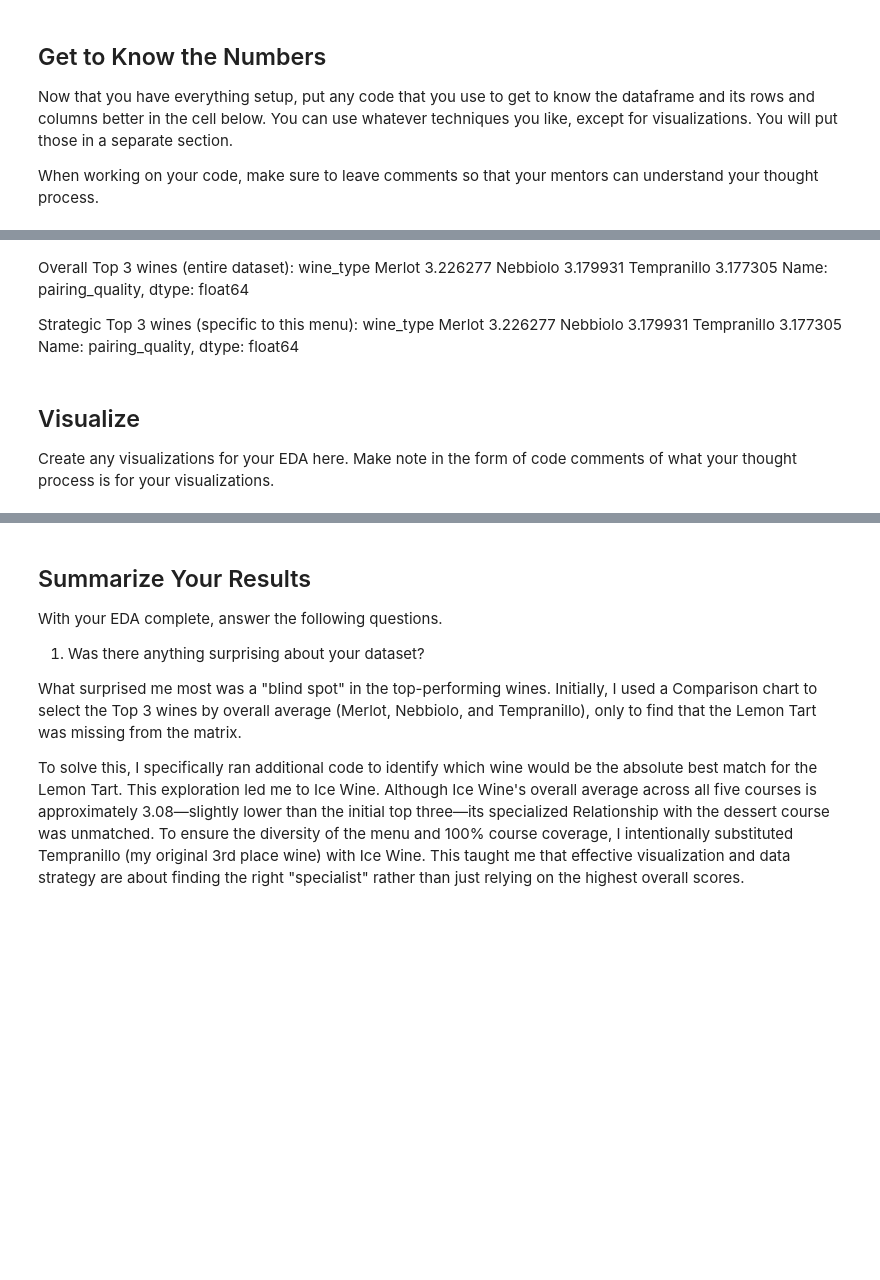
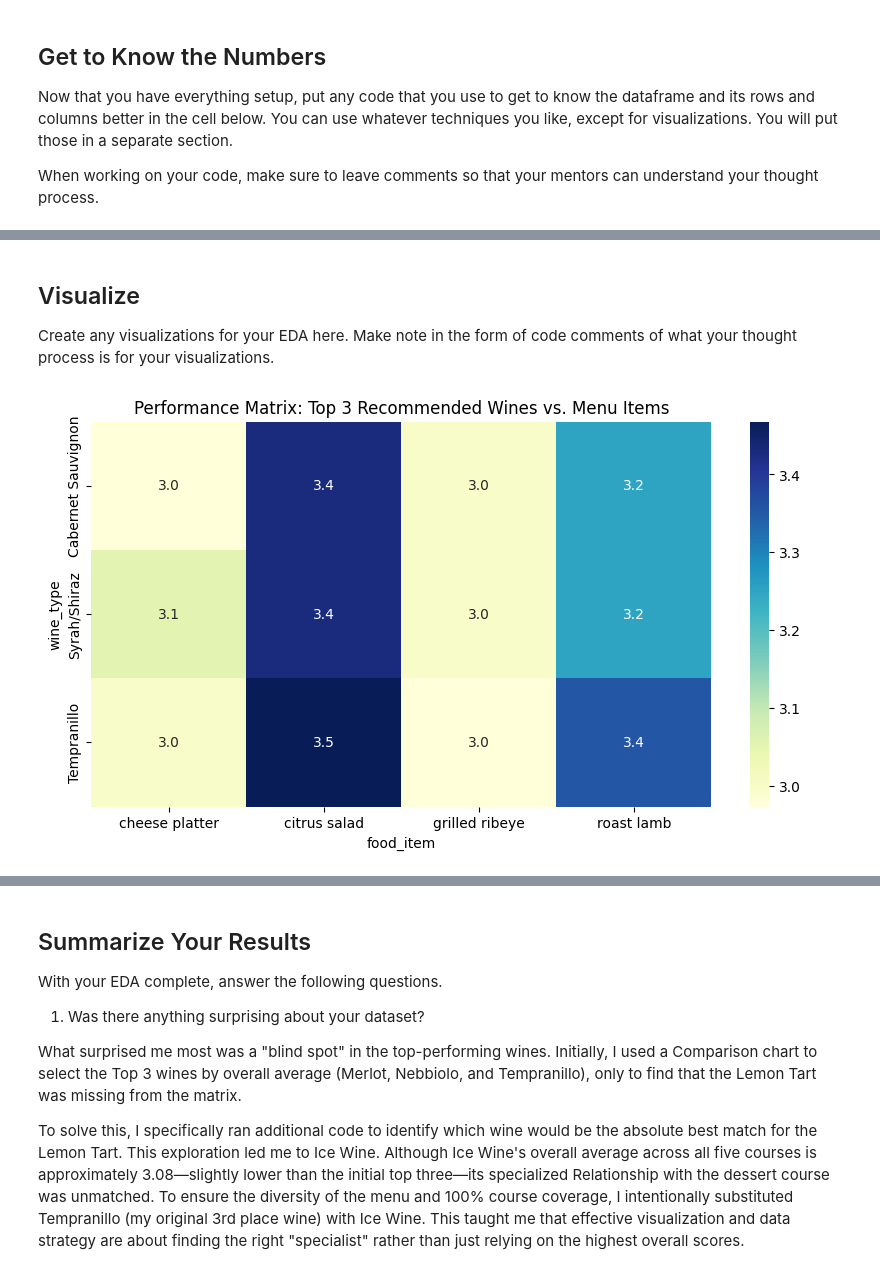
Before and after one commit to tingmullen/eda-checkpoint, a Jupyter notebook: checkpoint-two.ipynb, the cells around one changed output, grey strips where cells are left out. Cells and saved outputs as stored; diff of their text form; code cells hidden in the pictures; blank space fills up the shorter version.

```diff
--- a/checkpoint-two.ipynb
+++ b/checkpoint-two.ipynb
@@ -87,30 +91,26 @@ print(menu_top_3)
-# %% [markdown]
-Overall Top 3 wines (entire dataset):
-wine_type
-Merlot         3.226277
-Nebbiolo       3.179931
-Tempranillo    3.177305
-Name: pairing_quality, dtype: float64
-
-Strategic Top 3 wines (specific to this menu):
-wine_type
-Merlot         3.226277
-Nebbiolo       3.179931
-Tempranillo    3.177305
-Name: pairing_quality, dtype: float64
 # %% [markdown]
 ## Visualize
 
 Create any visualizations for your EDA here. Make note in the form of code comments of what your thought process is for your visualizations.
 # %%
 # Chart 1: The Pairing Matrix
+target_menu = ['citrus salad', 'cheese platter', 'grilled ribeye', 'roast lamb', 'lemon tart']
+
 # We take the top 3 and see how they hit every dish
-best_3 = df_menu.groupby('wine_type')['pairing_quality'].mean().sort_values(ascending=False).head(3).index
-pivot_data = df_menu[df_menu['wine_type'].isin(best_3)].pivot_table(
-    index='wine_type', columns='food_item', values='pairing_quality'
+best_3 = df.groupby('wine_type')['pairing_quality'].mean().sort_values(ascending=False).head(3).index
+
+# Filter wine and dishes
+filtered_df = df[(df['wine_type'].isin(best_3)) & (df['food_item'].isin(target_menu))]
+
+pivot_data = filtered_df.pivot_table(
+    index='wine_type',
+    columns='food_item',
+    values='pairing_quality'
 )
 
 plt.figure(figsize=(10, 5))
 sns.heatmap(pivot_data, annot=True, cmap="YlGnBu", fmt=".1f")
 plt.title('Performance Matrix: Top 3 Recommended Wines vs. Menu Items')
 plt.show()
+# %% [output]
+[figure, added]
```
Also changed, not shown: parts of 8 cells of this notebook.
